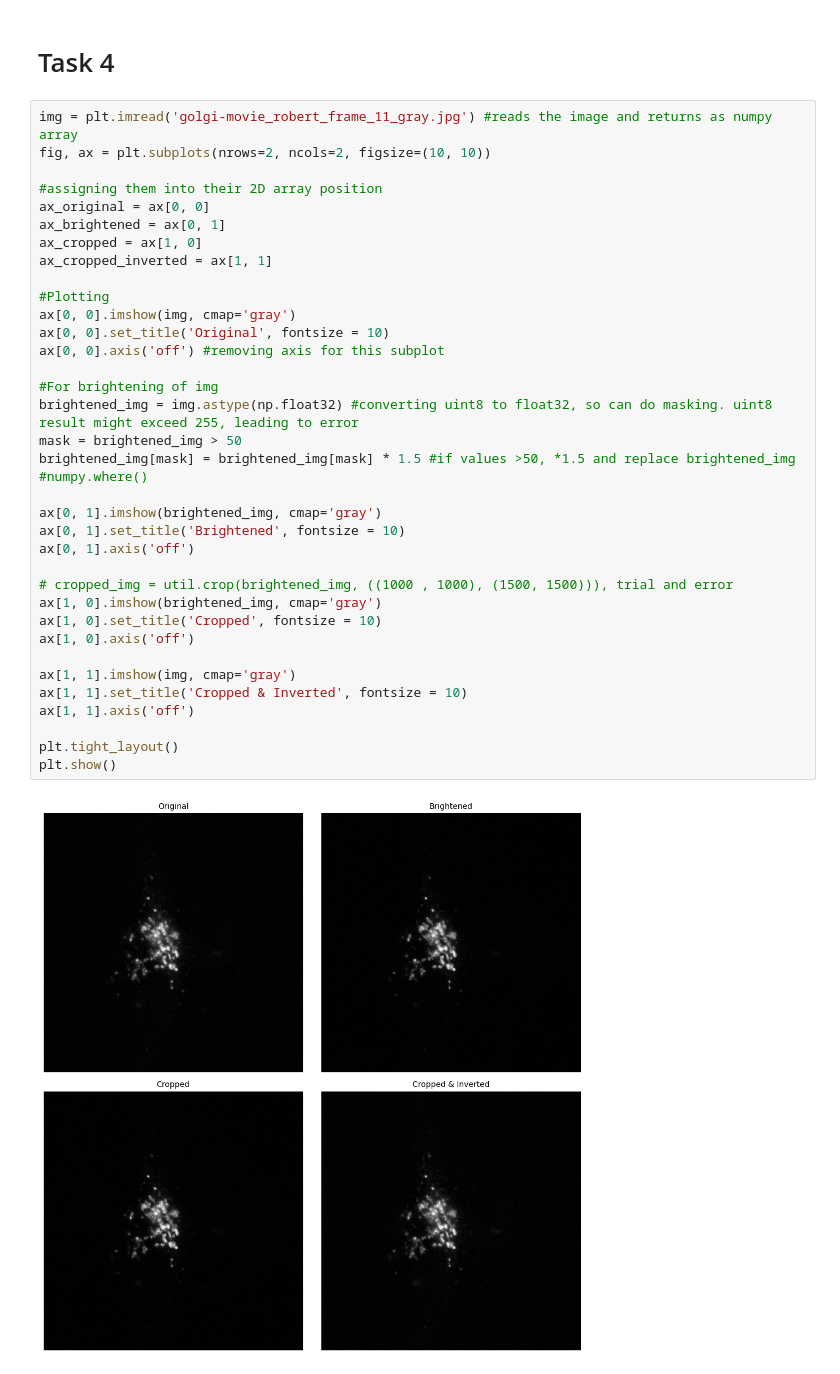
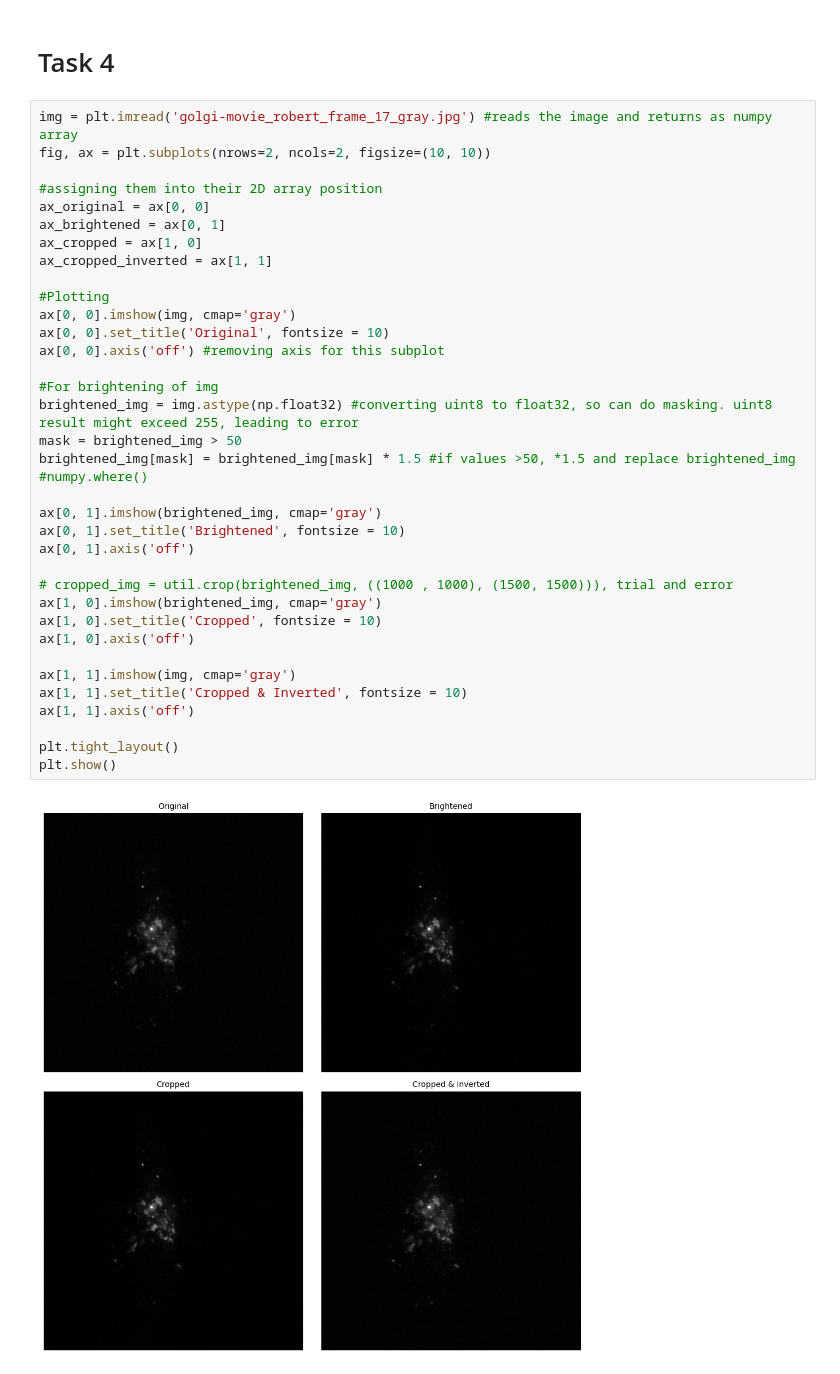
Before and after one commit to SPS-SP2273/learning-portfolio-2024-aug-immunoglobulinaustin, a Jupyter notebook: application_challenge/a_picture_worth_thousands_of_data_points/a_picture_worth_thousands_of_data_points.ipynb, the cells around one changed output. Drawn from its saved outputs; the diff is of its cells as text.

```diff
--- a/application_challenge/a_picture_worth_thousands_of_data_points/a_picture_worth_thousands_of_data_points.ipynb
+++ b/application_challenge/a_picture_worth_thousands_of_data_points/a_picture_worth_thousands_of_data_points.ipynb
@@ -88,7 +88,7 @@ plt.show()
 # %% [markdown]
 # Task 4
 # %%
-img = plt.imread('golgi-movie_robert_frame_11_gray.jpg') #reads the image and returns as numpy array
+img = plt.imread('golgi-movie_robert_frame_17_gray.jpg') #reads the image and returns as numpy array
 fig, ax = plt.subplots(nrows=2, ncols=2, figsize=(10, 10))
 
 #assigning them into their 2D array position
@@ -97,31 +97,31 @@ ax_brightened = ax[0, 1]
 ax_cropped = ax[1, 0]
 ax_cropped_inverted = ax[1, 1]
 
 #Plotting
 ax[0, 0].imshow(img, cmap='gray')
 ax[0, 0].set_title('Original', fontsize = 10)
 ax[0, 0].axis('off') #removing axis for this subplot
 
 #For brightening of img
 brightened_img = img.astype(np.float32) #converting uint8 to float32, so can do masking. uint8 result might exceed 255, leading to error
 mask = brightened_img > 50
 brightened_img[mask] = brightened_img[mask] * 1.5 #if values >50, *1.5 and replace brightened_img
 #numpy.where()
 
 ax[0, 1].imshow(brightened_img, cmap='gray')
 ax[0, 1].set_title('Brightened', fontsize = 10)
 ax[0, 1].axis('off')
 
 # cropped_img = util.crop(brightened_img, ((1000 , 1000), (1500, 1500))), trial and error
 ax[1, 0].imshow(brightened_img, cmap='gray')
 ax[1, 0].set_title('Cropped', fontsize = 10)
 ax[1, 0].axis('off')
 
 ax[1, 1].imshow(img, cmap='gray')
 ax[1, 1].set_title('Cropped & Inverted', fontsize = 10)
 ax[1, 1].axis('off')
 
 plt.tight_layout()
 plt.show()
 # %% [output]
-[figure, old version]
+[figure, new version]
```
Also changed, not shown: parts of 1 cell of this notebook.
